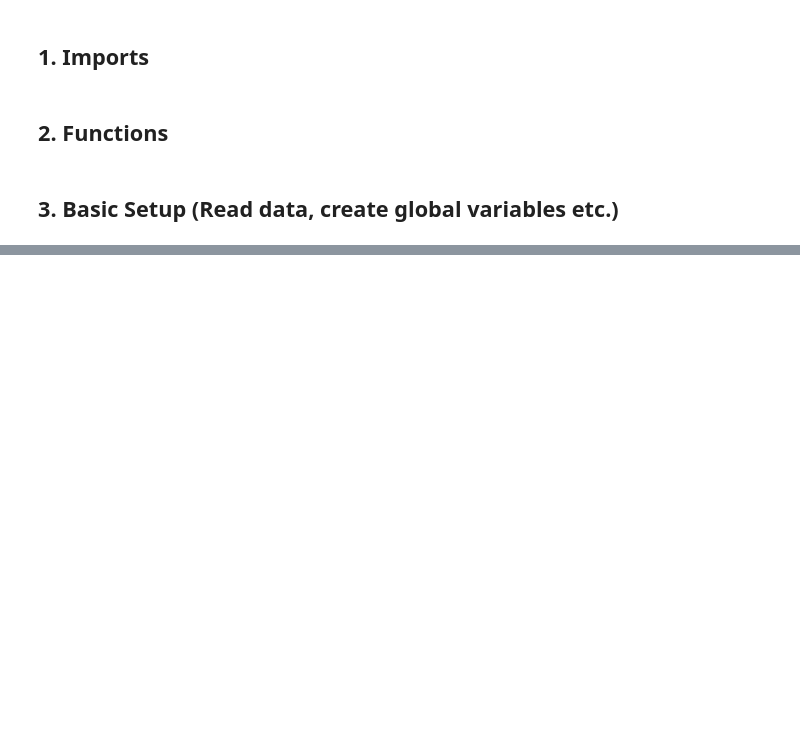
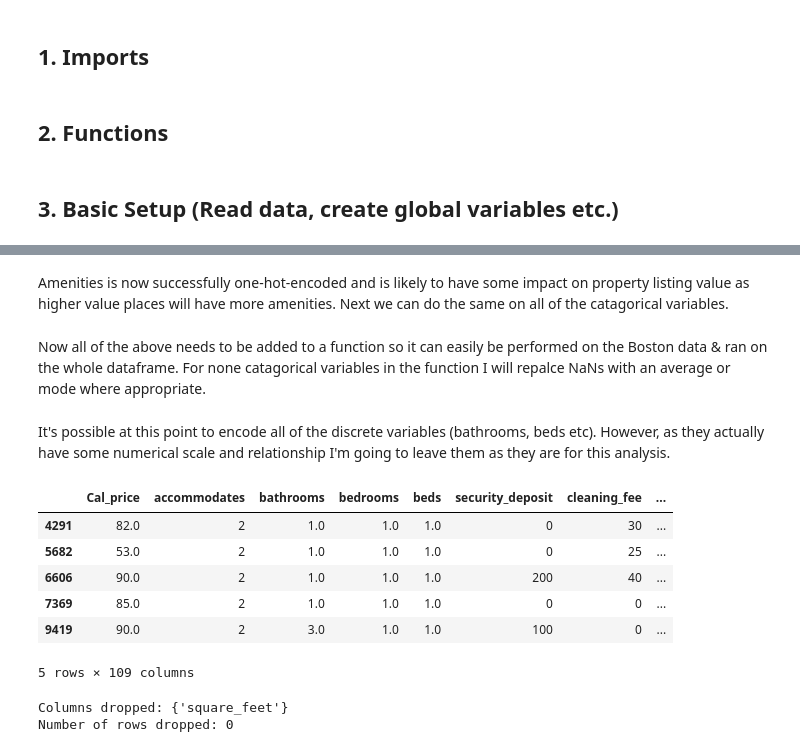
Before and after one commit to WarwickR92/Airbnb-Market-Analysis, a Jupyter notebook: Data_Processing (Prepare Data).ipynb, the cells around one changed output, grey strips where cells are left out. Cells and saved outputs as stored; diff of their text form; code cells hidden in the pictures; blank space fills up the shorter version.

```diff
--- a/Data_Processing (Prepare Data).ipynb
+++ b/Data_Processing (Prepare Data).ipynb
@@ -128,0 +371,7 @@ plt.tight_layout()
+# %%
+# One hot encode the amenities data
+mlb = MultiLabelBinarizer()
+amenities = pd.DataFrame(mlb.fit_transform(Seattle_drop.pop('amenities')),
+                          columns=mlb.classes_,
+                          index=Seattle_drop.index)
+amenities.head()
@@ -128,0 +386,26 @@ plt.tight_layout()
+# %% [markdown]
+Amenities is now successfully one-hot-encoded and is likely to have some impact on property listing value as higher value places will have more amenities. Next we can do the same on all of the catagorical variables.
+# %%
+non_numeric_cata = ['zipcode', 'property_type', 'room_type', 'bed_type']
+# %%
+# we can get dummies the rest of the non-numeric catagorical data
+nn_cata = pd.get_dummies(Seattle_drop[non_numeric_cata])
+# %% [markdown]
+Now all of the above needs to be added to a function so it can easily be performed on the Boston data & ran on the whole dataframe. For none catagorical variables in the function I will repalce NaNs with an average or mode where appropriate.
+# %%
+Seattle_input = Seattle_drop.drop(columns=['zipcode', 'property_type', 'room_type', 'bed_type'])
+
+Seattle_join_temp = pd.merge(Seattle_input, nn_cata, left_index=True, right_index=True)
+Seattle_join =  pd.merge(Seattle_join_temp, amenities, left_index=True, right_index=True)
+# %% [markdown]
+It's possible at this point to encode all of the discrete variables (bathrooms, beds etc). However, as they actually have some numerical scale and relationship I'm going to leave them as they are for this analysis.
+# %%
+Seattle_join.head()
+# %% [output]
+|  | Cal_price | accommodates | bathrooms | bedrooms | beds | security_deposit | cleaning_fee | ... |
+| 4291 | 82.0 | 2 | 1.0 | 1.0 | 1.0 | 0 | 30 | ... |
+| 5682 | 53.0 | 2 | 1.0 | 1.0 | 1.0 | 0 | 25 | ... |
+| 6606 | 90.0 | 2 | 1.0 | 1.0 | 1.0 | 200 | 40 | ... |
+| 7369 | 85.0 | 2 | 1.0 | 1.0 | 1.0 | 0 | 0 | ... |
+| 9419 | 90.0 | 2 | 3.0 | 1.0 | 1.0 | 100 | 0 | ... |
+5 rows × 109 columns
@@ -128,0 +468,5 @@ plt.tight_layout()
+# %%
+Boston_data = ML_preprocessing(Boston_Cal, Boston_List)
+# %% [output]
+Columns dropped: {'square_feet'}
+Number of rows dropped: 0
```
Also changed, not shown: parts of 45 cells of this notebook, 4 other files.
